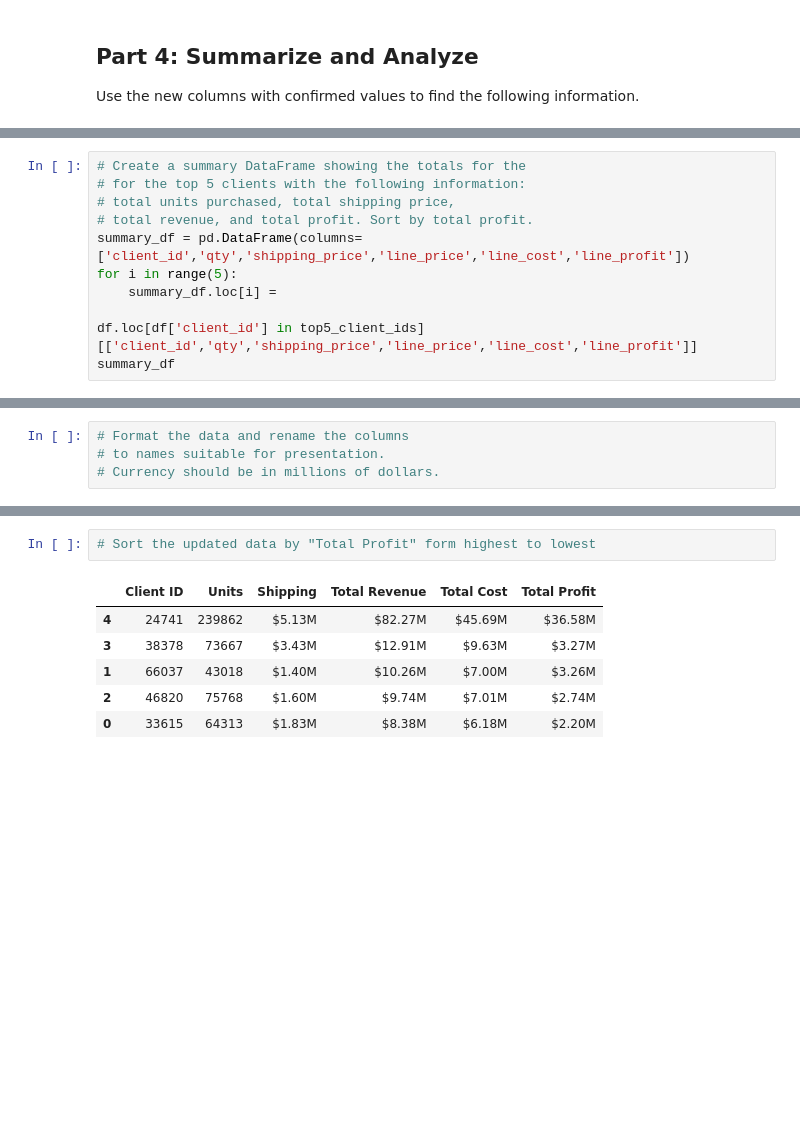
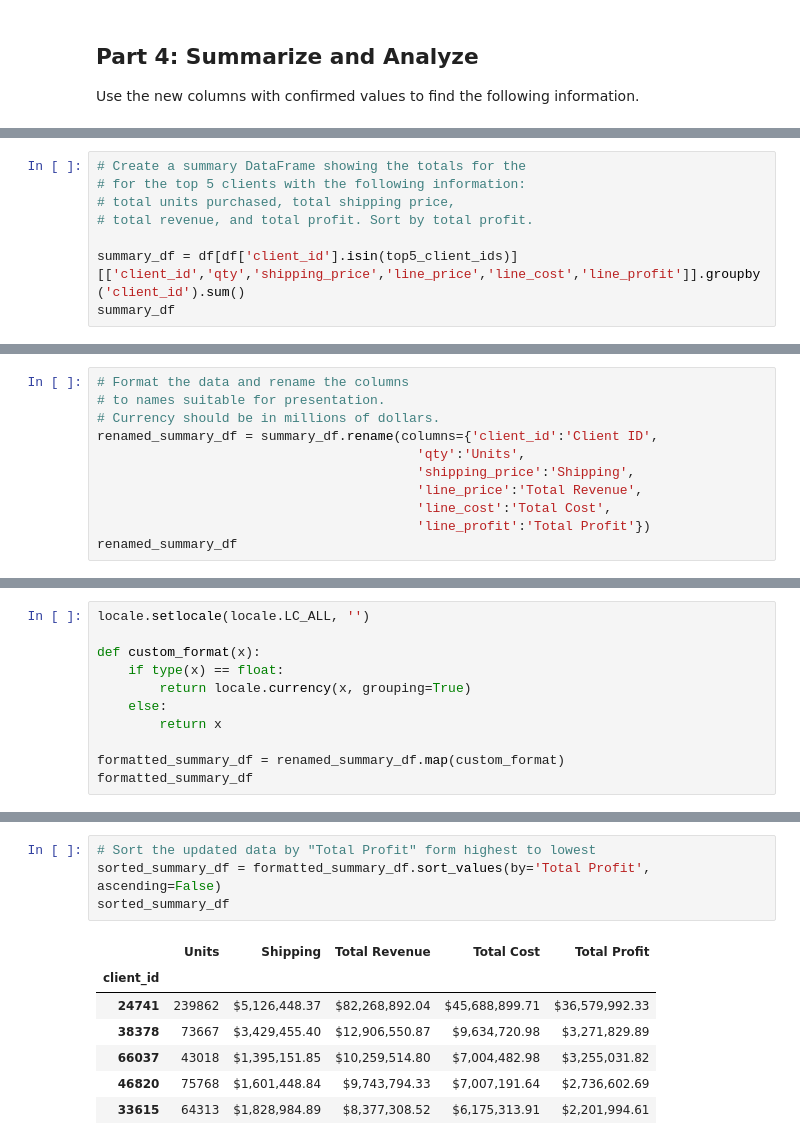
Before and after one commit to etimmons24/pandas-challenge-1, a Jupyter notebook: module_4_challenge.ipynb, the cells around one changed output, grey strips where cells are left out. Cells and saved outputs as stored; diff of their text form; blank space fills up the shorter version.

```diff
--- a/module_4_challenge.ipynb
+++ b/module_4_challenge.ipynb
@@ -348,10 +315,7 @@ top5_client_ids
 # for the top 5 clients with the following information:
 # total units purchased, total shipping price,
 # total revenue, and total profit. Sort by total profit.
-summary_df = pd.DataFrame(columns=['client_id','qty','shipping_price','line_price','line_cost','line_profit'])
-for i in range(5):
-    summary_df.loc[i] =
 
-df.loc[df['client_id'] in top5_client_ids][['client_id','qty','shipping_price','line_price','line_cost','line_profit']]
+summary_df = df[df['client_id'].isin(top5_client_ids)][['client_id','qty','shipping_price','line_price','line_cost','line_profit']].groupby('client_id').sum()
 summary_df
 # %% [output]
@@ -365,3 +330,10 @@ summary_df
 # Format the data and rename the columns
 # to names suitable for presentation.
 # Currency should be in millions of dollars.
+renamed_summary_df = summary_df.rename(columns={'client_id':'Client ID',
+                                         'qty':'Units',
+                                         'shipping_price':'Shipping',
+                                         'line_price':'Total Revenue',
+                                         'line_cost':'Total Cost',
+                                         'line_profit':'Total Profit'})
+renamed_summary_df
@@ -367,0 +348,11 @@ summary_df
+# %%
+locale.setlocale(locale.LC_ALL, '')
+
+def custom_format(x):
+    if type(x) == float:
+        return locale.currency(x, grouping=True)
+    else:
+        return x
+
+formatted_summary_df = renamed_summary_df.map(custom_format)
+formatted_summary_df
@@ -368,9 +367,12 @@ summary_df
 # %%
 # Sort the updated data by "Total Profit" form highest to lowest
+sorted_summary_df = formatted_summary_df.sort_values(by='Total Profit', ascending=False)
+sorted_summary_df
 # %% [output]
-|  | Client ID | Units | Shipping | Total Revenue | Total Cost | Total Profit |
-| 4 | 24741 | 239862 | $5.13M | $82.27M | $45.69M | $36.58M |
-| 3 | 38378 | 73667 | $3.43M | $12.91M | $9.63M | $3.27M |
-| 1 | 66037 | 43018 | $1.40M | $10.26M | $7.00M | $3.26M |
-| 2 | 46820 | 75768 | $1.60M | $9.74M | $7.01M | $2.74M |
-| 0 | 33615 | 64313 | $1.83M | $8.38M | $6.18M | $2.20M |
+|  | Units | Shipping | Total Revenue | Total Cost | Total Profit |
+| client_id |  |  |  |  |  |
+| 24741 | 239862 | $5,126,448.37 | $82,268,892.04 | $45,688,899.71 | $36,579,992.33 |
+| 38378 | 73667 | $3,429,455.40 | $12,906,550.87 | $9,634,720.98 | $3,271,829.89 |
+| 66037 | 43018 | $1,395,151.85 | $10,259,514.80 | $7,004,482.98 | $3,255,031.82 |
+| 46820 | 75768 | $1,601,448.84 | $9,743,794.33 | $7,007,191.64 | $2,736,602.69 |
+| 33615 | 64313 | $1,828,984.89 | $8,377,308.52 | $6,175,313.91 | $2,201,994.61 |
```
Also changed, not shown: parts of 10 cells of this notebook.
